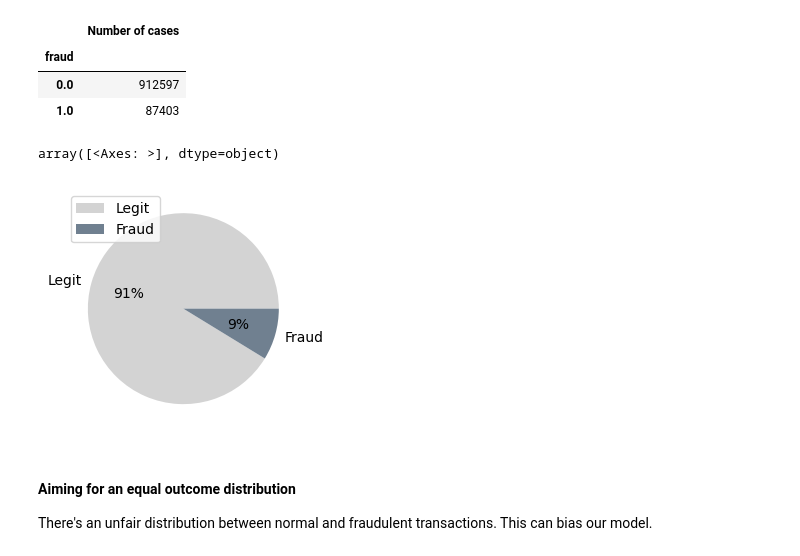
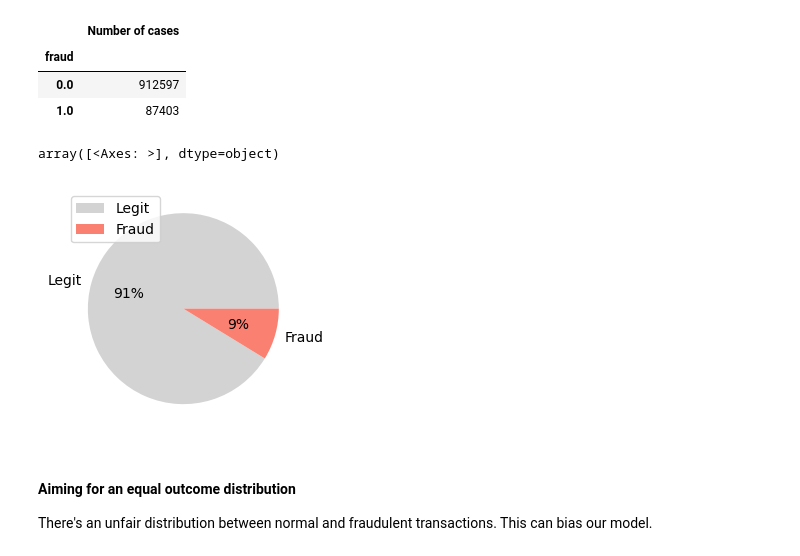
Before and after one commit to DamianTellez/Fraud_Detection, a Jupyter notebook: notebook.ipynb, the cells around one changed output. Cells and saved outputs as stored; diff of their text form; code cells hidden in the pictures.

```diff
--- a/notebook.ipynb
+++ b/notebook.ipynb
@@ -59,11 +59,11 @@ fraud_df
 | 1.0 | 87403 |
 # %%
 #Visual raw data distribution
-colors = ['lightgrey','slategray']
+colors = ['lightgrey','salmon']
 fraud_df.plot(kind='pie', subplots = True,autopct='%1.0f%%',colors=colors,labels = {'Legit':0,'Fraud':1},ylabel='',figsize=(3.1,3.1))
 # %% [output]
 array([<Axes: >], dtype=object)
-[figure, old version]
+[figure, new version]
 # %% [markdown]
 ####  Aiming for an equal outcome distribution
 
```
Also changed, not shown: parts of 9 cells of this notebook.
